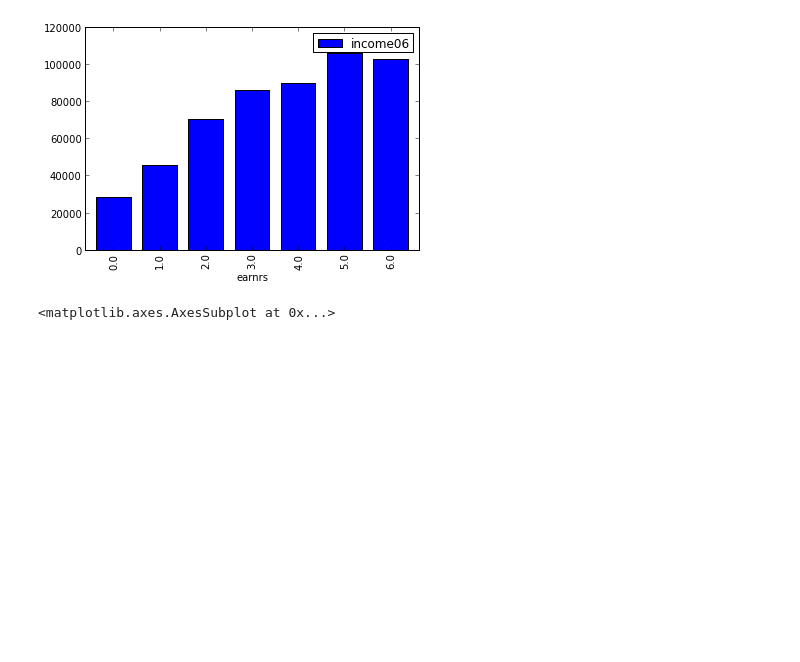
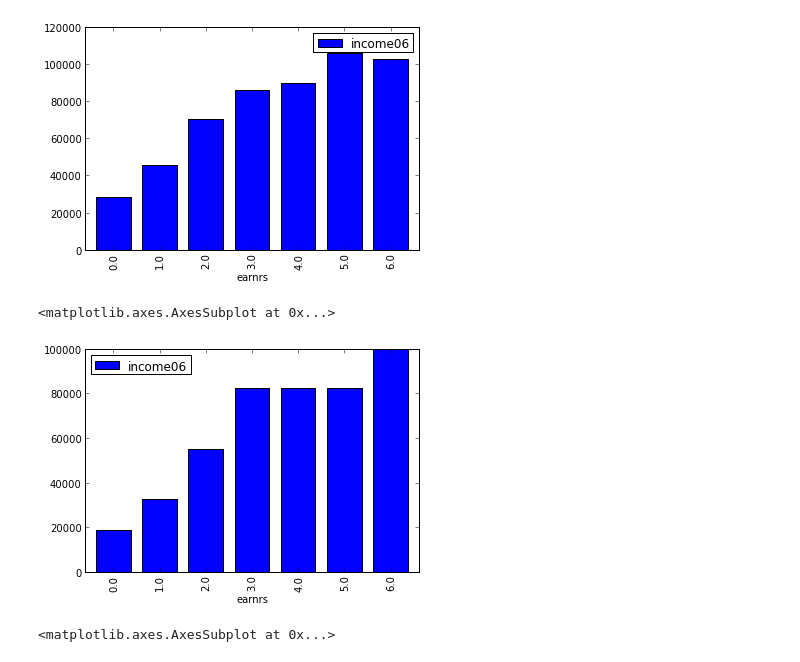
Before and after one commit to bchnge/columbia_datascience_assignment_4, a Jupyter notebook: notebooks/Income-EDA.ipynb, the cells around one changed output. Saved outputs shown, nothing was run; the diff lists cells and outputs as text; code cells hidden in the pictures; blank space fills up the shorter version.

```diff
--- a/notebooks/Income-EDA.ipynb
+++ b/notebooks/Income-EDA.ipynb
@@ -319,4 +349,9 @@ M1.groupby('earnrs').mean().drop(['race','age','age^2','educ','sex','prestg80'],
 # %% [output]
 <matplotlib.axes.AxesSubplot at 0x...>
 [figure]
+# %%
+M1.groupby('earnrs').median().ix[:, ['income06']].plot(kind='bar')
+# %% [output]
+<matplotlib.axes.AxesSubplot at 0x...>
+[figure, added]
 # %%
```
Also changed, not shown: parts of 29 cells of this notebook.
